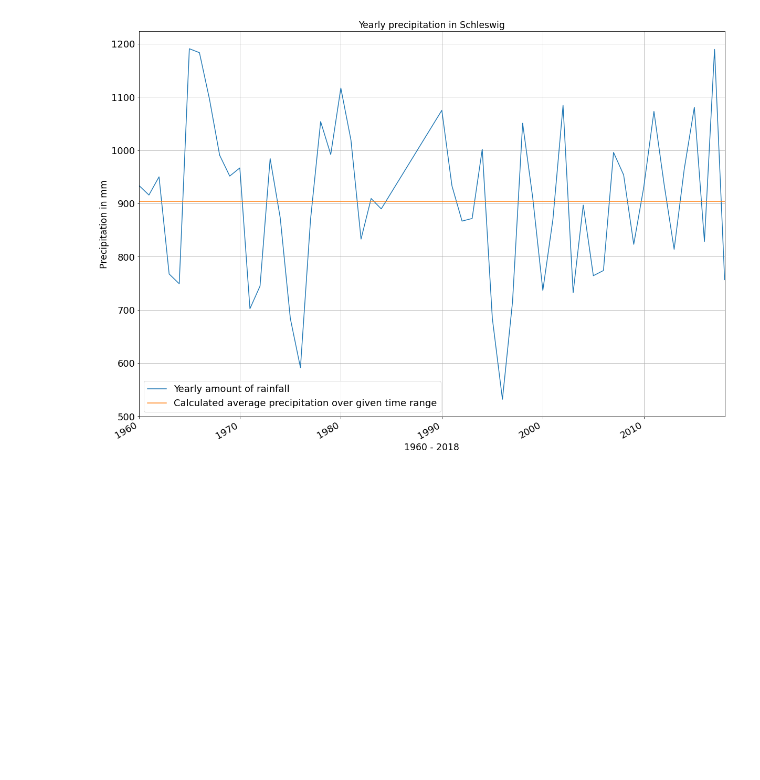
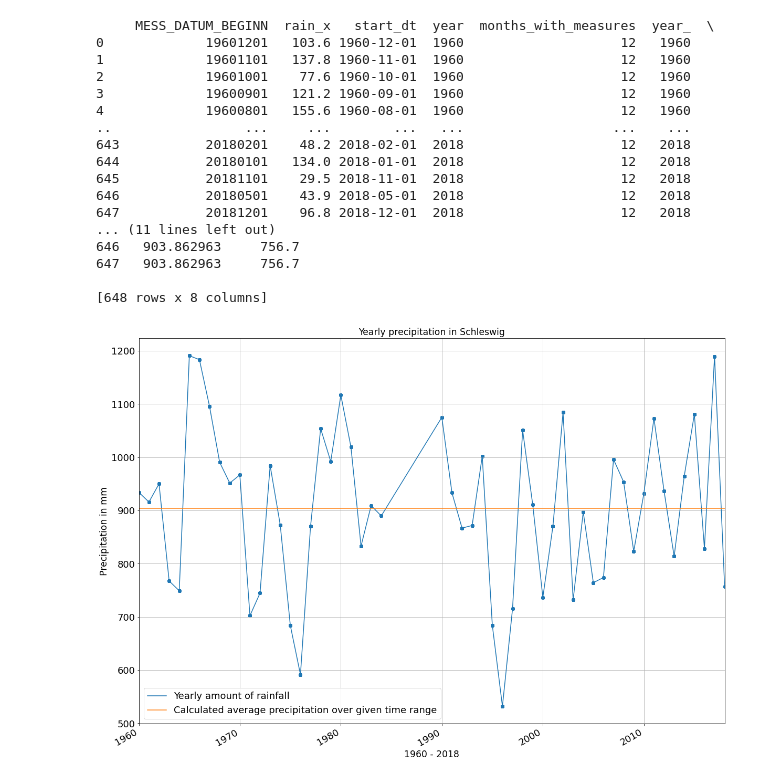
Before and after one commit to DirkEngfer/PandasTests, a Jupyter notebook: Precipitation_Schleswig.ipynb, the cells around one changed output. Saved outputs shown, nothing was run; the diff lists cells and outputs as text; code cells hidden in the pictures; blank space fills up the shorter version.

```diff
--- a/Precipitation_Schleswig.ipynb
+++ b/Precipitation_Schleswig.ipynb
@@ -39,33 +39,53 @@ df = df.loc[(df.rain >= 0)] # discard negative values
 # check all months were reported:
 #print(df.groupby(['year'], sort=False, as_index=False).year.count())
 # Exclude incomplete years i.e. the ones with less than 12 obs:
 g = df.groupby('year', sort=False)
 valid = pd.DataFrame(g['rain'].count())
 valid.rename(columns={'rain':'months_with_measures'}, inplace=True)
 valid = valid.loc[(valid['months_with_measures'] == 12)]
 valid['year_'] = valid.index
 df = df.merge(valid, left_on='year', right_on='year_', how='inner', sort=False)
 #print(df.loc[df.year == 1985 ]) # 1985 should be discarded for incomplete measures
 yearly = df.groupby('year')['rain'].sum() # returns Series object
-df['yearly_mean'] = yearly.mean()
-#print(yearly)
+df['yearly_mean'] = yearly.mean() # mean over all years
+df = df.merge(yearly, left_on='year', right_on='year', how='outer')
+df.rename(columns={'rain_y':'rain_sum'}, inplace=True)
+print(df)
 
 import matplotlib.pyplot as plt
 import matplotlib.dates as mdates
 
 fig, ax = plt.subplots(figsize=[20,15])
 
 ax.plot(yearly, label='Yearly amount of rainfall')
+ax.scatter(df['year'], df.rain_sum)
 ax.plot(df['year'], df['yearly_mean'], label='Calculated average precipitation over given time range')
 ax.set_xlim(1960, 2018)
 ax.tick_params(labelsize=18)
 
 ax.set_title('Yearly precipitation in Schleswig', fontsize='xx-large')
 ax.legend(loc=3, prop={'size': 18})
 ax.grid(True)
 
 plt.xlabel('1960 - 2018', fontsize='xx-large')
 plt.ylabel('Precipitation in mm', fontsize='xx-large')
 fig.autofmt_xdate(rotation=30)
 # %% [output]
+     MESS_DATUM_BEGINN  rain_x   start_dt  year  months_with_measures  year_  \
+0             19601201   103.6 1960-12-01  1960                    12   1960
+1             19601101   137.8 1960-11-01  1960                    12   1960
+2             19601001    77.6 1960-10-01  1960                    12   1960
+3             19600901   121.2 1960-09-01  1960                    12   1960
+4             19600801   155.6 1960-08-01  1960                    12   1960
+..                 ...     ...        ...   ...                   ...    ...
+643           20180201    48.2 2018-02-01  2018                    12   2018
+644           20180101   134.0 2018-01-01  2018                    12   2018
+645           20181101    29.5 2018-11-01  2018                    12   2018
+646           20180501    43.9 2018-05-01  2018                    12   2018
+647           20181201    96.8 2018-12-01  2018                    12   2018
+... (11 lines left out)
+646   903.862963     756.7
+647   903.862963     756.7
+
+[648 rows x 8 columns]
-[figure, old version]
+[figure, new version]
```
